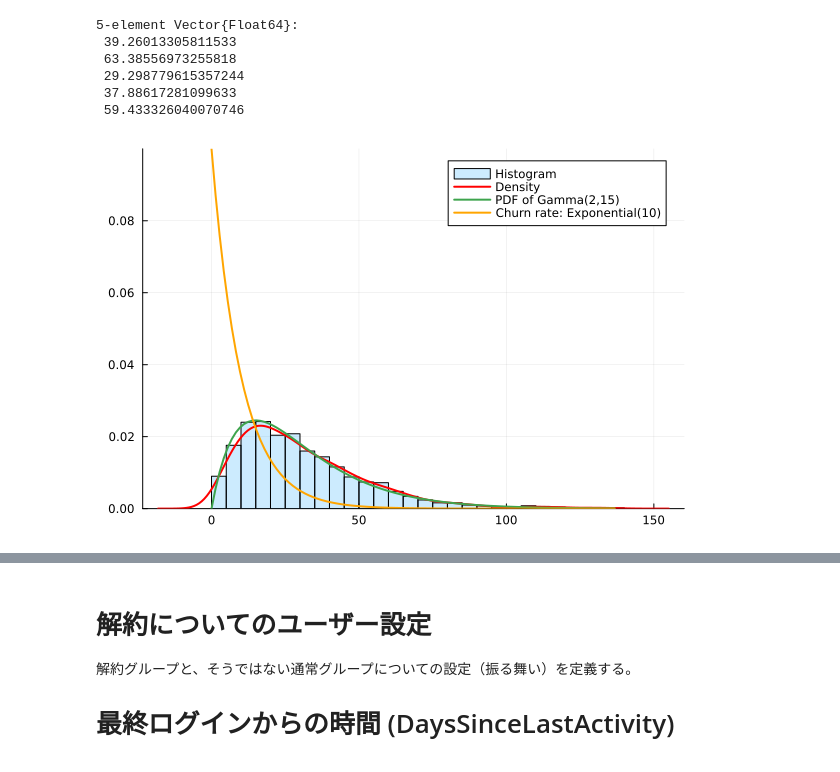
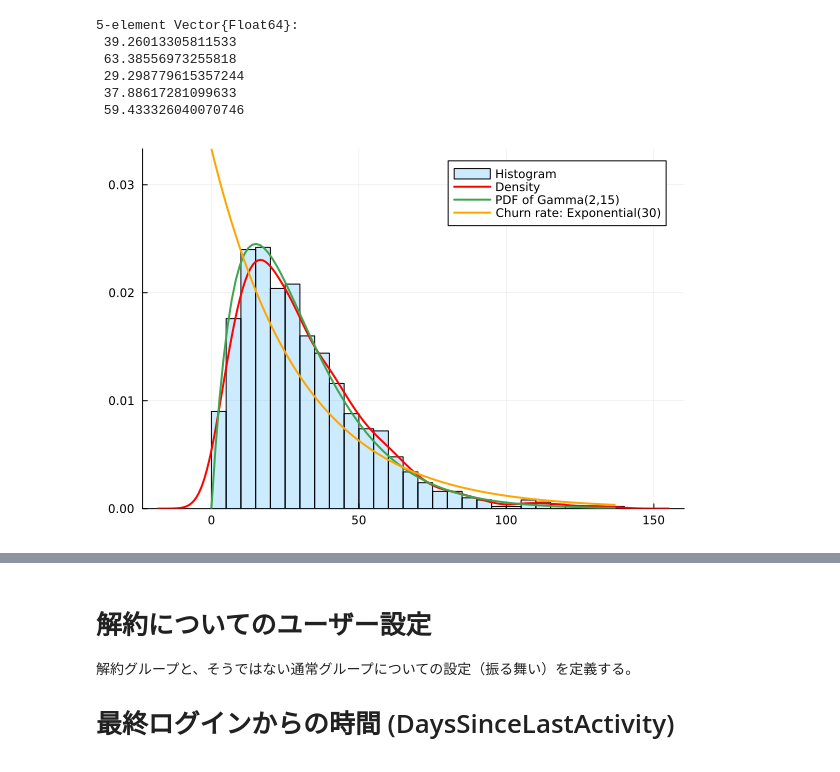
Before and after one commit to tndd/Mymljl, a Jupyter notebook: src/011_prac_self_model.ipynb, the cells around one changed output, grey strips where cells are left out. Cells and saved outputs as stored; diff of their text form; code cells hidden in the pictures.

```diff
--- a/src/011_prac_self_model.ipynb
+++ b/src/011_prac_self_model.ipynb
@@ -165,35 +165,35 @@ display(first(AverageSessionDuration, 5))
 # %%
 # density & ガンマ分布のpdfも併記
 plots_AverageSessionDuration = histogram(
     AverageSessionDuration,
     normalize=true,
     fillalpha=0.2,
     label="Histogram",
 )
 density!(
     AverageSessionDuration,
     label="Density",
     color="red",
     linewidth=2
 )
 x = range(0, maximum(AverageSessionDuration), length=100)
 plot!(
     x,
     pdf(Gamma(2,15), x),
     label="PDF of Gamma(2,15)",
     linewidth=2
 )
-lambda = 10
+lambda = 30
 plot!(
     x,
     pdf(Exponential(lambda), x),
     color="orange",
     linewidth=2,
     label="Churn rate: Exponential($lambda)"
 )
 display(plots_AverageSessionDuration)
 # %% [output]
-[figure, old version]
+[figure, new version]
 # %%
 # 3つを並べて表示
 plot(
```
Also changed, not shown: parts of 2 cells of this notebook.
